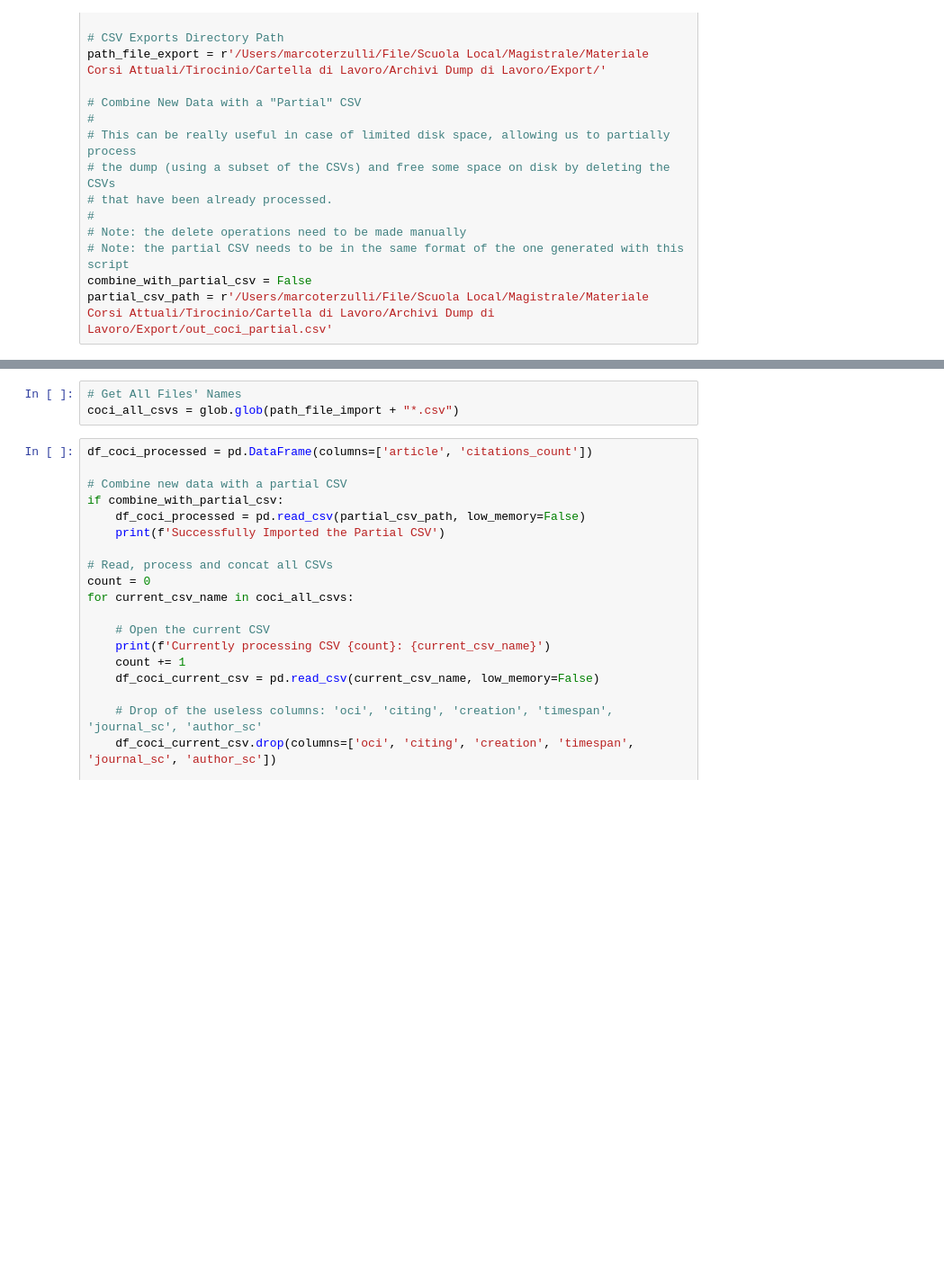
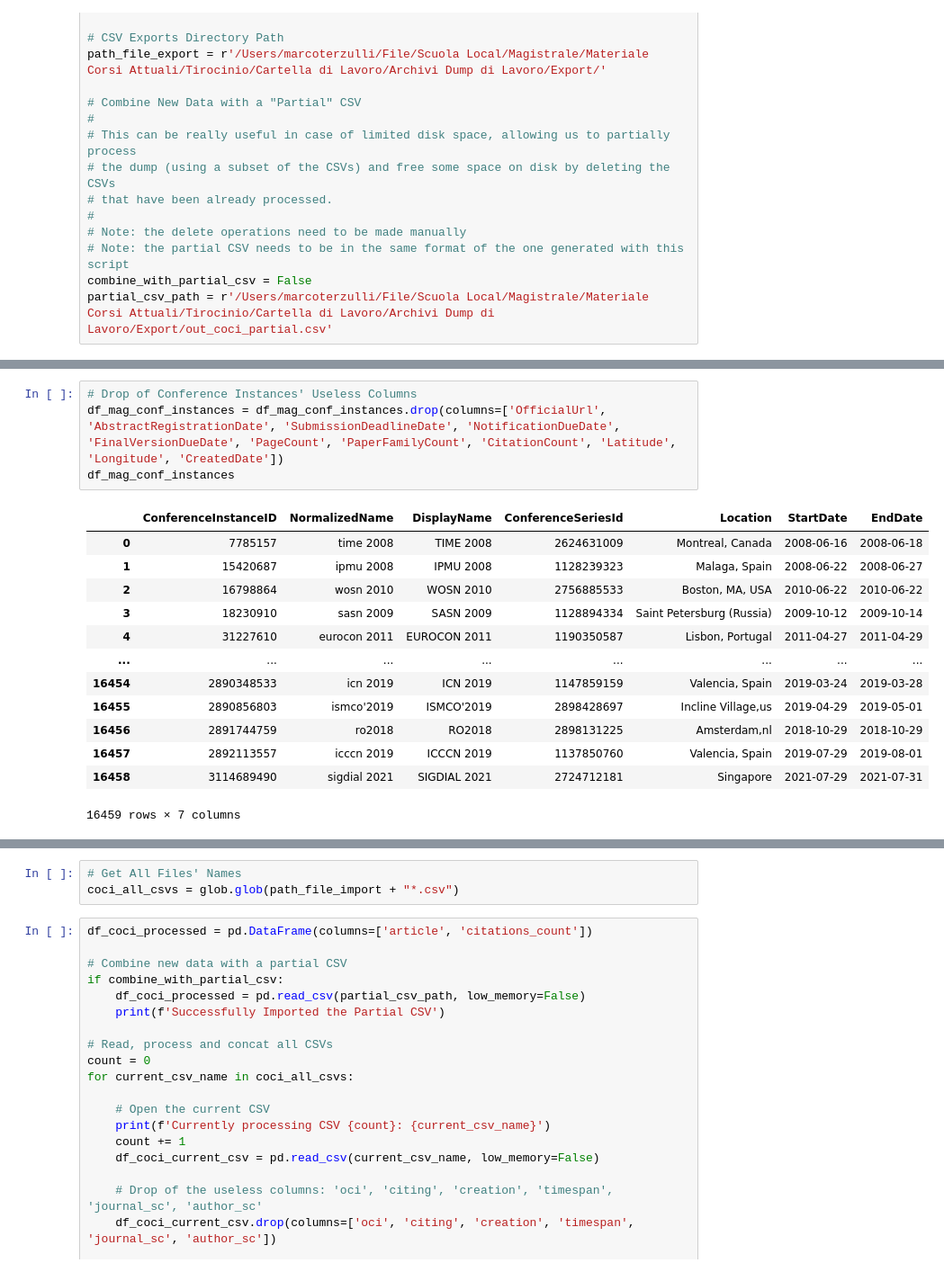
Before and after one commit to MarcoTerzulli/conftur_terzulli, a Jupyter notebook: Test Pipeline Download e Preprocess/preprocess_mag_alpha_1.ipynb, the cells around one changed output, grey strips where cells are left out. Shown at 90% size. Cells and saved outputs as stored; diff of their text form; blank space fills up the shorter version.

```diff
--- a/Test Pipeline Download e Preprocess/preprocess_mag_alpha_1.ipynb
+++ b/Test Pipeline Download e Preprocess/preprocess_mag_alpha_1.ipynb
@@ -38,0 +61,18 @@ partial_csv_path = r'/Users/marcoterzulli/File/Scuola Local/Magistrale/Materiale
+# %%
+# Drop of Conference Instances' Useless Columns
+df_mag_conf_instances = df_mag_conf_instances.drop(columns=['OfficialUrl', 'AbstractRegistrationDate', 'SubmissionDeadlineDate', 'NotificationDueDate', 'FinalVersionDueDate', 'PageCount', 'PaperFamilyCount', 'CitationCount', 'Latitude', 'Longitude', 'CreatedDate'])
+df_mag_conf_instances
+# %% [output]
+|  | ConferenceInstanceID | NormalizedName | DisplayName | ConferenceSeriesId | Location | StartDate | EndDate |
+| 0 | 7785157 | time 2008 | TIME 2008 | 2624631009 | Montreal, Canada | 2008-06-16 | 2008-06-18 |
+| 1 | 15420687 | ipmu 2008 | IPMU 2008 | 1128239323 | Malaga, Spain | 2008-06-22 | 2008-06-27 |
+| 2 | 16798864 | wosn 2010 | WOSN 2010 | 2756885533 | Boston, MA, USA | 2010-06-22 | 2010-06-22 |
+| 3 | 18230910 | sasn 2009 | SASN 2009 | 1128894334 | Saint Petersburg (Russia) | 2009-10-12 | 2009-10-14 |
+| 4 | 31227610 | eurocon 2011 | EUROCON 2011 | 1190350587 | Lisbon, Portugal | 2011-04-27 | 2011-04-29 |
+| ... | ... | ... | ... | ... | ... | ... | ... |
+| 16454 | 2890348533 | icn 2019 | ICN 2019 | 1147859159 | Valencia, Spain | 2019-03-24 | 2019-03-28 |
+| 16455 | 2890856803 | ismco'2019 | ISMCO'2019 | 2898428697 | Incline Village,us | 2019-04-29 | 2019-05-01 |
+| 16456 | 2891744759 | ro2018 | RO2018 | 2898131225 | Amsterdam,nl | 2018-10-29 | 2018-10-29 |
+| 16457 | 2892113557 | icccn 2019 | ICCCN 2019 | 1137850760 | Valencia, Spain | 2019-07-29 | 2019-08-01 |
+| 16458 | 3114689490 | sigdial 2021 | SIGDIAL 2021 | 2724712181 | Singapore | 2021-07-29 | 2021-07-31 |
+16459 rows × 7 columns
```
Also changed, not shown: parts of 3 cells of this notebook.
